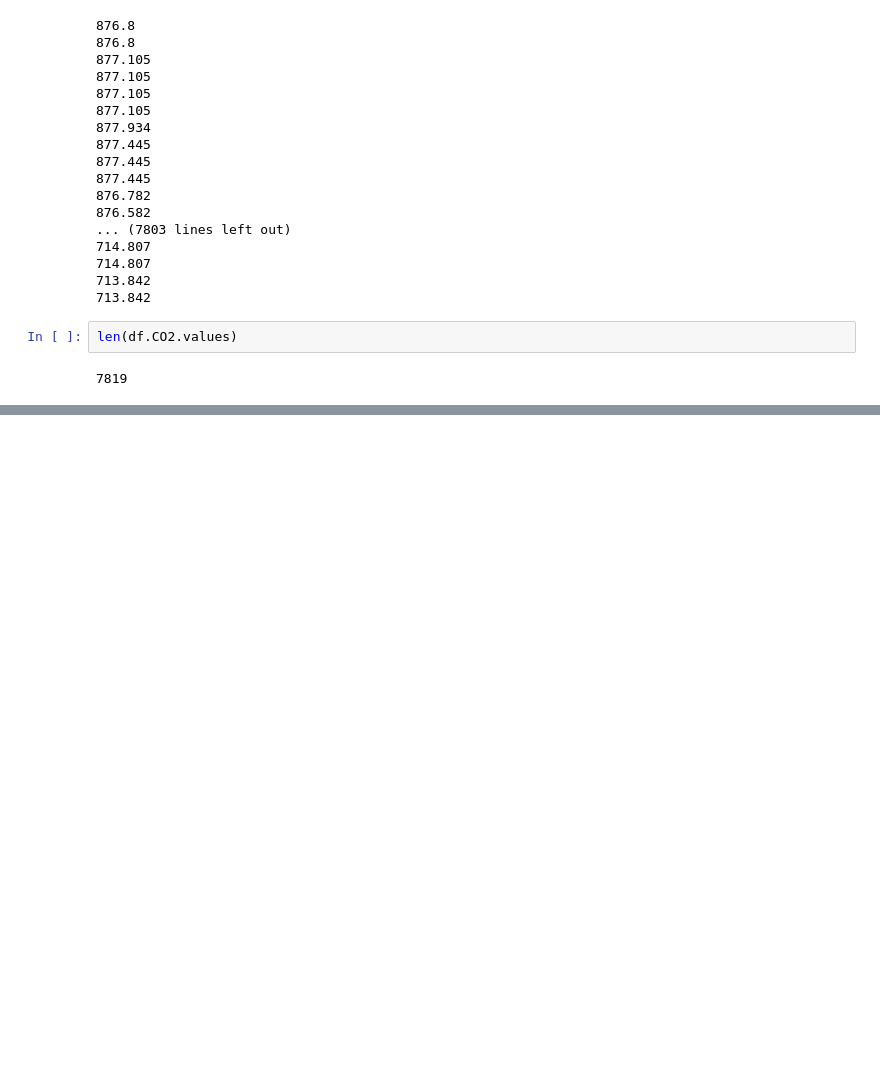
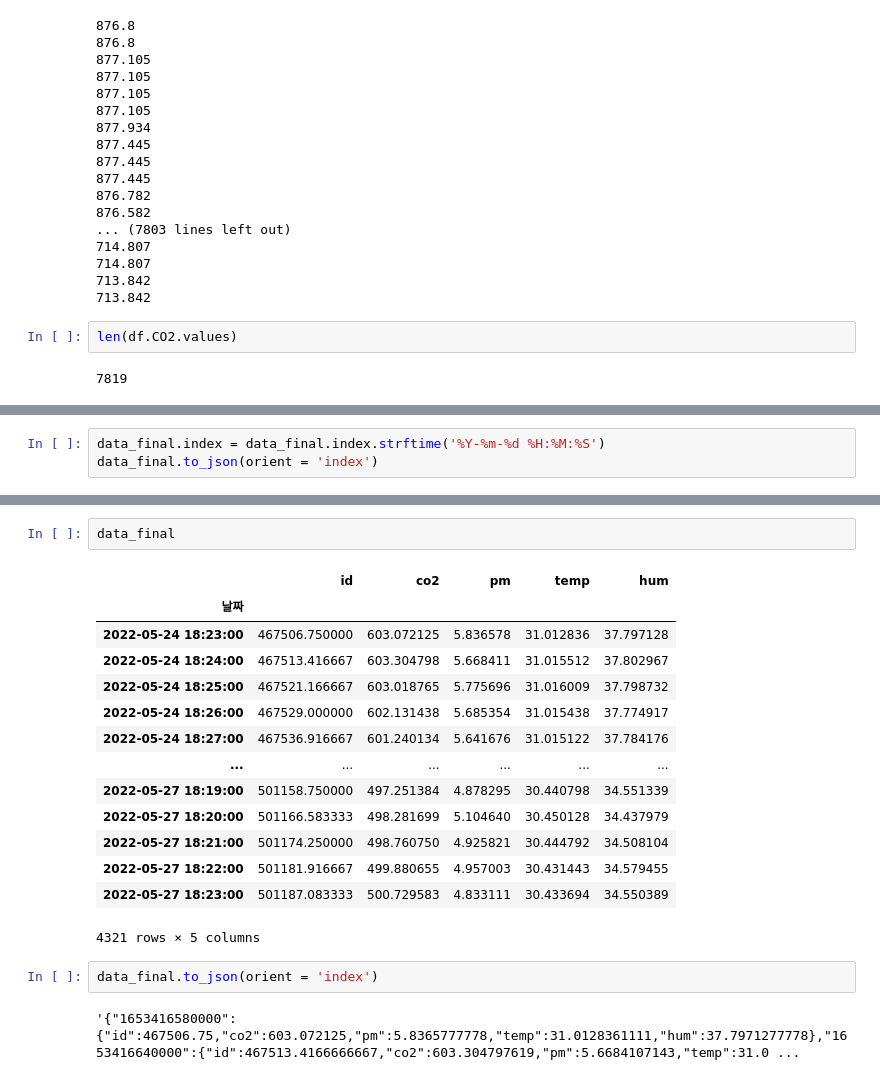
Before and after one commit to ByeonggeonGo/hvac_app, a Jupyter notebook: python_server/TapoP100/db_test_2.ipynb, the cells around one changed output, grey strips where cells are left out. Cells and saved outputs as stored; diff of their text form; blank space fills up the shorter version.

```diff
--- a/python_server/TapoP100/db_test_2.ipynb
+++ b/python_server/TapoP100/db_test_2.ipynb
@@ -92,0 +162,3 @@ len(df.CO2.values)
+# %%
+data_final.index = data_final.index.strftime('%Y-%m-%d %H:%M:%S')
+data_final.to_json(orient = 'index')
@@ -92,0 +180,21 @@ len(df.CO2.values)
+# %%
+data_final
+# %% [output]
+|  | id | co2 | pm | temp | hum |
+| 날짜 |  |  |  |  |  |
+| 2022-05-24 18:23:00 | 467506.750000 | 603.072125 | 5.836578 | 31.012836 | 37.797128 |
+| 2022-05-24 18:24:00 | 467513.416667 | 603.304798 | 5.668411 | 31.015512 | 37.802967 |
+| 2022-05-24 18:25:00 | 467521.166667 | 603.018765 | 5.775696 | 31.016009 | 37.798732 |
+| 2022-05-24 18:26:00 | 467529.000000 | 602.131438 | 5.685354 | 31.015438 | 37.774917 |
+| 2022-05-24 18:27:00 | 467536.916667 | 601.240134 | 5.641676 | 31.015122 | 37.784176 |
+| ... | ... | ... | ... | ... | ... |
+| 2022-05-27 18:19:00 | 501158.750000 | 497.251384 | 4.878295 | 30.440798 | 34.551339 |
+| 2022-05-27 18:20:00 | 501166.583333 | 498.281699 | 5.104640 | 30.450128 | 34.437979 |
+| 2022-05-27 18:21:00 | 501174.250000 | 498.760750 | 4.925821 | 30.444792 | 34.508104 |
+| 2022-05-27 18:22:00 | 501181.916667 | 499.880655 | 4.957003 | 30.431443 | 34.579455 |
+| 2022-05-27 18:23:00 | 501187.083333 | 500.729583 | 4.833111 | 30.433694 | 34.550389 |
+4321 rows × 5 columns
+# %%
+data_final.to_json(orient = 'index')
+# %% [output]
+'{"1653416580000":{"id":467506.75,"co2":603.072125,"pm":5.8365777778,"temp":31.0128361111,"hum":37.7971277778},"1653416640000":{"id":467513.4166666667,"co2":603.304797619,"pm":5.6684107143,"temp":31.0 ...
```
Also changed, not shown: parts of 21 cells of this notebook, 6 other files.
